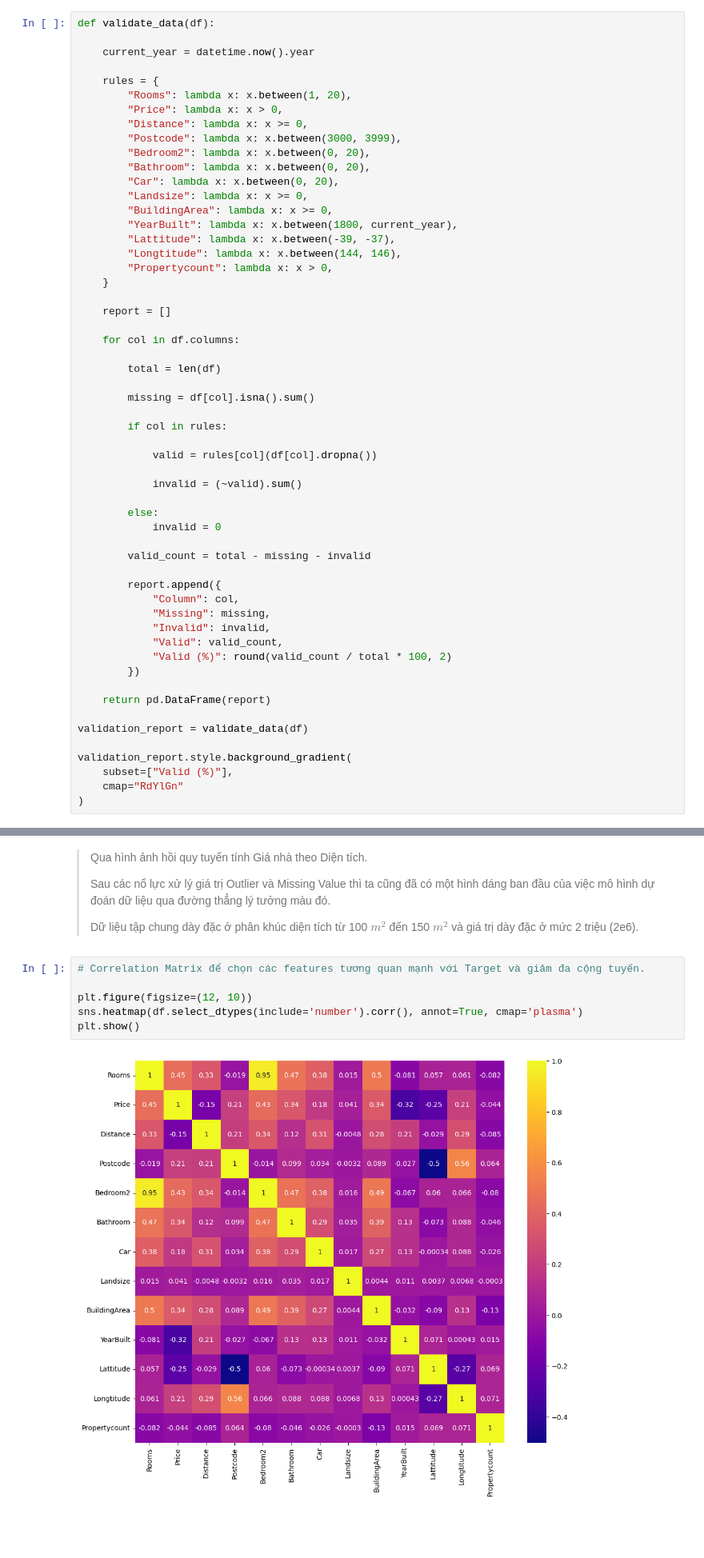
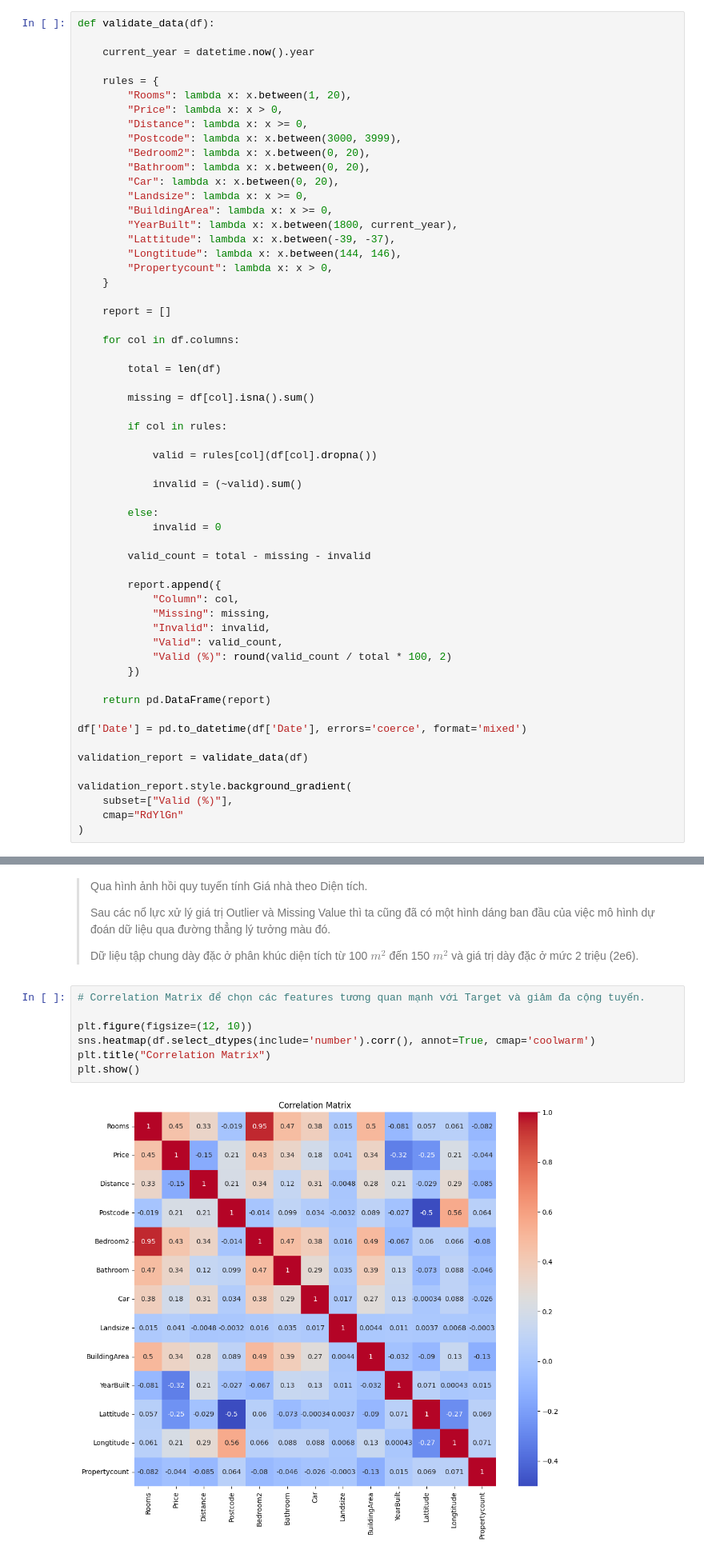
Before and after one commit to KhanhNguyen171/E-Learning-UTH-AI-EX-2026, a Jupyter notebook: BT cá nhân/main.ipynb, the cells around one changed output, grey strips where cells are left out. Shown at 80% size. Cells and saved outputs as stored; diff of their text form; blank space fills up the shorter version.

```diff
--- a/BT cá nhân/main.ipynb
+++ b/BT cá nhân/main.ipynb
@@ -285,6 +300,8 @@ def validate_data(df):
 
     return pd.DataFrame(report)
 
+df['Date'] = pd.to_datetime(df['Date'], errors='coerce', format='mixed')
+
 validation_report = validate_data(df)
 
 validation_report.style.background_gradient(
@@ -771,8 +809,9 @@ Phương trình đường hồi quy: Price = 6319.38 * BuildingArea + 213372.34
 # %%
 # Correlation Matrix để chọn các features tương quan mạnh với Target và giảm đa cộng tuyến.
 
 plt.figure(figsize=(12, 10))
-sns.heatmap(df.select_dtypes(include='number').corr(), annot=True, cmap='plasma')
+sns.heatmap(df.select_dtypes(include='number').corr(), annot=True, cmap='coolwarm')
+plt.title("Correlation Matrix")
 plt.show()
 # %% [output]
-[figure, old version]
+[figure, new version]
```
Also changed, not shown: parts of 33 cells of this notebook, 5 other files.
